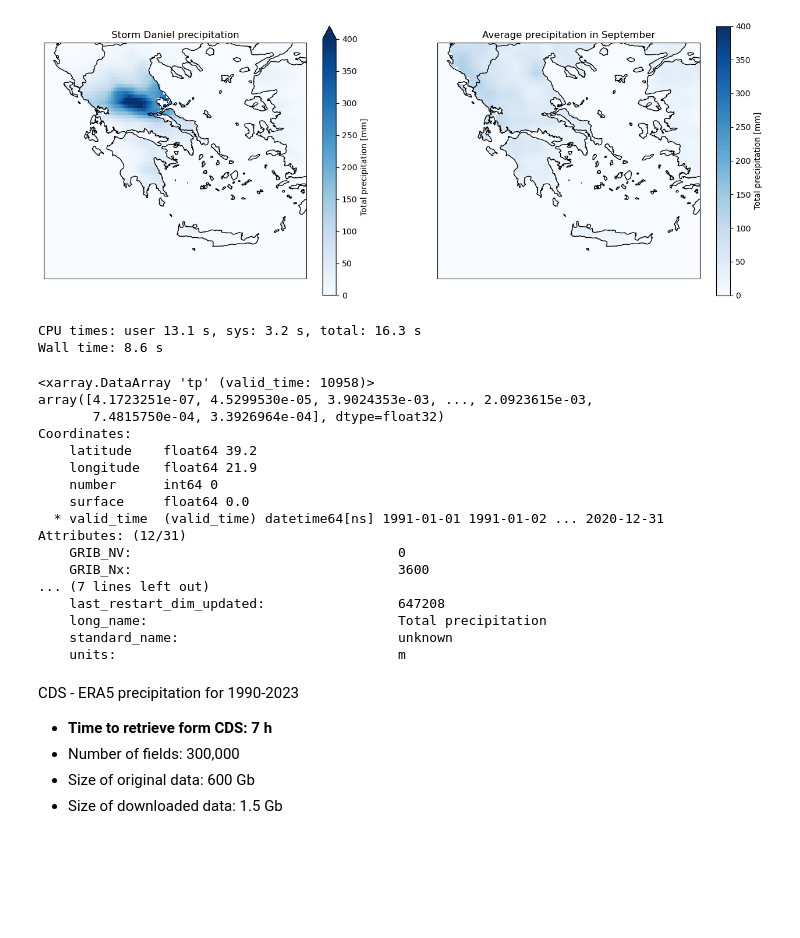
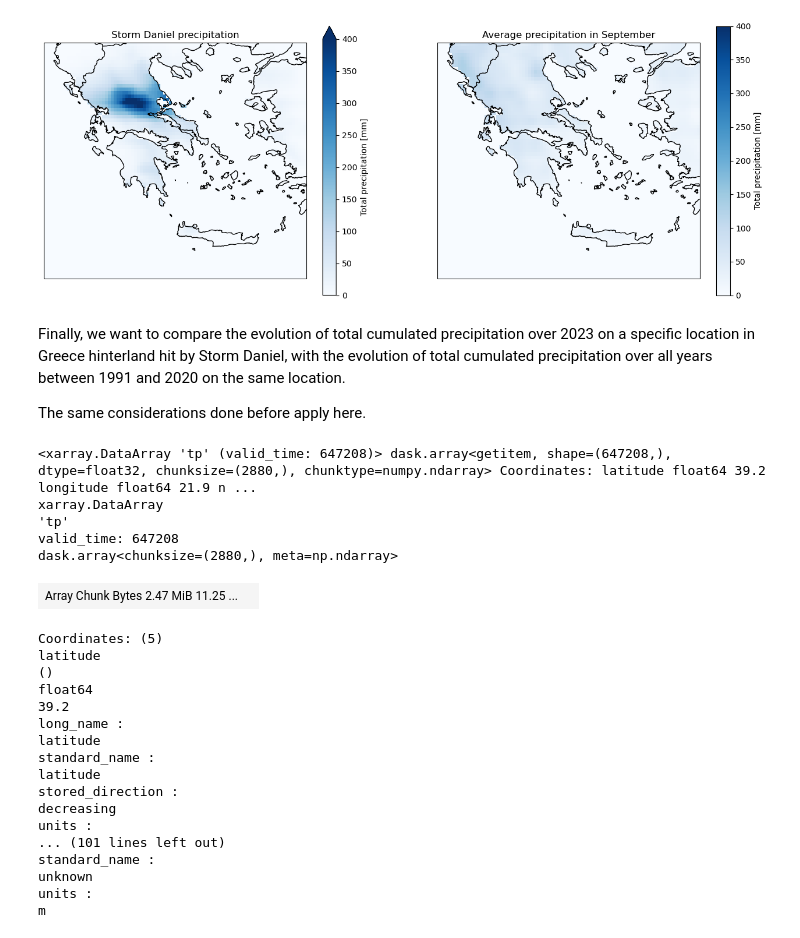
Before and after one commit to bopen/earthdatahub-notebooks, a Jupyter notebook: use-cases/floods-precipitation-anomaly.ipynb, the cells around one changed output. Saved outputs shown, nothing was run; the diff lists cells and outputs as text; code cells hidden in the pictures; blank space fills up the shorter version.

```diff
--- a/use-cases/floods-precipitation-anomaly.ipynb
+++ b/use-cases/floods-precipitation-anomaly.ipynb
@@ -233,38 +269,35 @@ display.maps(
 )
 # %% [output]
 [figure]
+# %% [markdown]
+Finally, we want to compare the evolution of total cumulated precipitation over 2023 on a specific location in Greece hinterland hit by Storm Daniel, with the evolution of total cumulated precipitation over all years between 1991 and 2020 on the same location.
+
+The same considerations done before apply here.
 # %%
-%%time
-
-import datetime
-
-location_year = ds.tp.sel(**location).sel(valid_time=year).groupby("valid_time.time")[datetime.time()].compute()
-location_reference = ds.tp.sel(**location).sel(valid_time=reference_period).groupby("valid_time.time")[datetime.time()].compute()
-location_reference
+tp = ds.tp
+tp_location = ds.tp.sel(**LOCATION)
+tp_location
 # %% [output]
-CPU times: user 13.1 s, sys: 3.2 s, total: 16.3 s
-Wall time: 8.6 s
+<xarray.DataArray 'tp' (valid_time: 647208)> dask.array<getitem, shape=(647208,), dtype=float32, chunksize=(2880,), chunktype=numpy.ndarray> Coordinates: latitude float64 39.2 longitude float64 21.9 n ...
+xarray.DataArray
+'tp'
+valid_time: 647208
+dask.array<chunksize=(2880,), meta=np.ndarray>
+| Array Chunk Bytes 2.47 MiB 11.25 ... |  |
-<xarray.DataArray 'tp' (valid_time: 10958)>
-array([4.1723251e-07, 4.5299530e-05, 3.9024353e-03, ..., 2.0923615e-03,
-       7.4815750e-04, 3.3926964e-04], dtype=float32)
-Coordinates:
-    latitude    float64 39.2
-    longitude   float64 21.9
-    number      int64 0
-    surface     float64 0.0
-  * valid_time  (valid_time) datetime64[ns] 1991-01-01 1991-01-02 ... 2020-12-31
-Attributes: (12/31)
-    GRIB_NV:                                  0
-    GRIB_Nx:                                  3600
-... (7 lines left out)
-    last_restart_dim_updated:                 647208
-    long_name:                                Total precipitation
-    standard_name:                            unknown
-    units:                                    m
+Coordinates: (5)
+latitude
+()
+float64
+39.2
+long_name :
+latitude
+standard_name :
+latitude
+stored_direction :
+decreasing
+units :
+... (101 lines left out)
+standard_name :
+unknown
+units :
+m
-# %% [markdown]
-CDS - ERA5 precipitation for 1990-2023
-
-- **Time to retrieve form CDS: 7 h**
-- Number of fields: 300,000
-- Size of original data: 600 Gb
-- Size of downloaded data: 1.5 Gb
```
Also changed, not shown: parts of 25 cells of this notebook, 1 other file.
